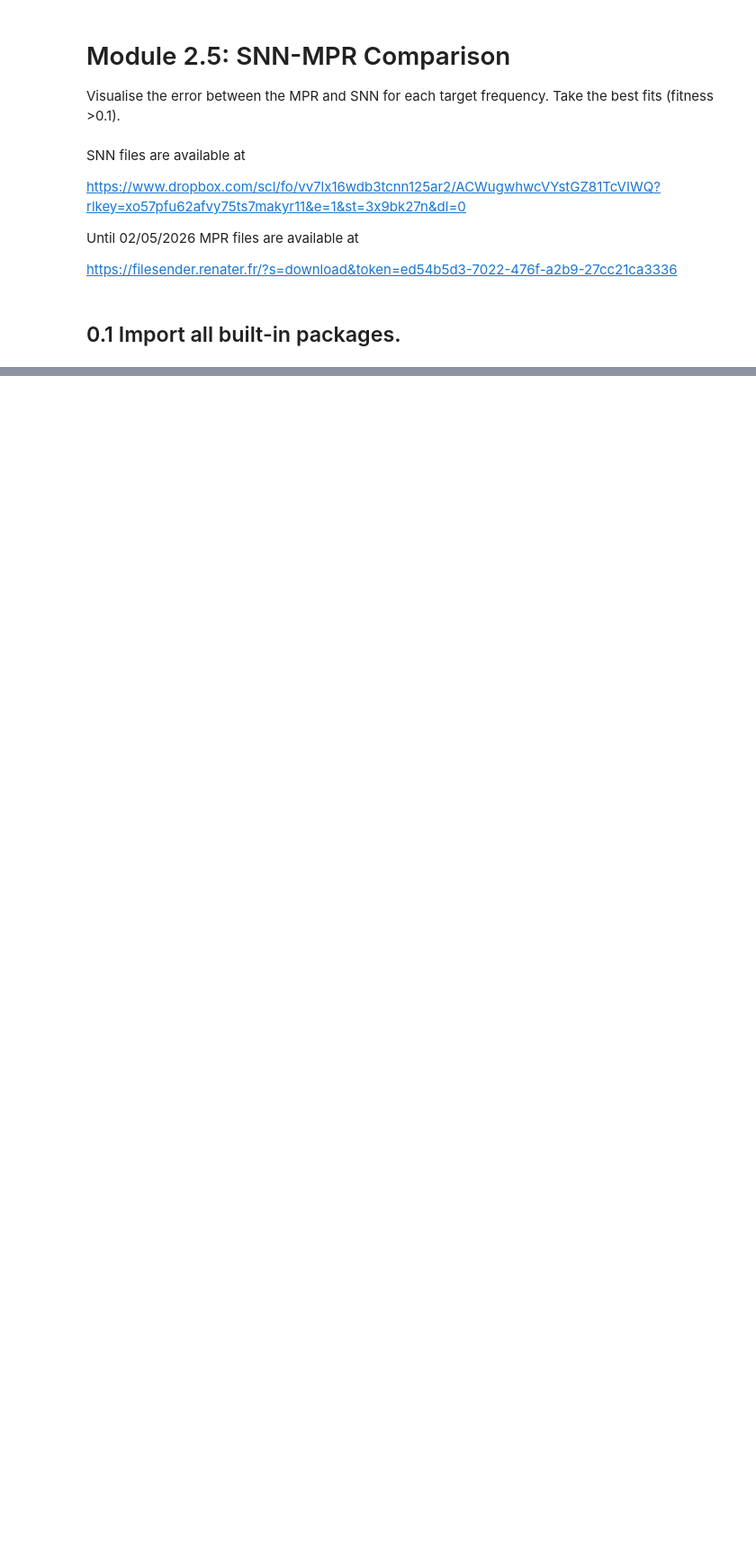
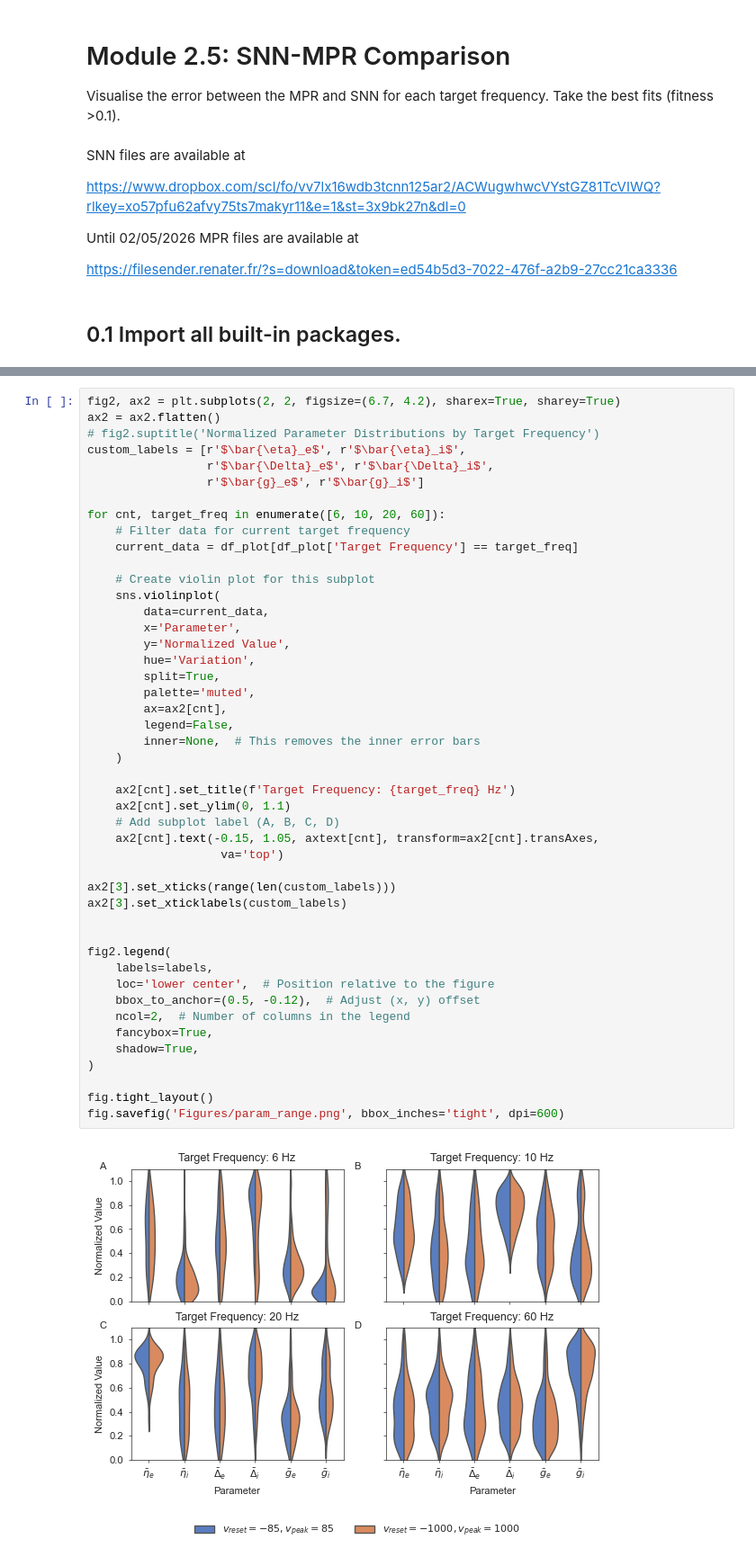
Before and after one commit to rosagross/mpr-oscillations-snn, a Jupyter notebook: Module_2.5_SNN-MPR_Comparison_visulalisation_vrvt.ipynb, the cells around one changed output, grey strips where cells are left out. Shown at 90% size. Saved outputs shown, nothing was run; the diff lists cells and outputs as text; blank space fills up the shorter version.

```diff
--- a/Module_2.5_SNN-MPR_Comparison_visulalisation_vrvt.ipynb
+++ b/Module_2.5_SNN-MPR_Comparison_visulalisation_vrvt.ipynb
@@ -112,0 +116,48 @@ fig2.tight_layout()
+# %%
+fig2, ax2 = plt.subplots(2, 2, figsize=(6.7, 4.2), sharex=True, sharey=True)
+ax2 = ax2.flatten()
+# fig2.suptitle('Normalized Parameter Distributions by Target Frequency')
+custom_labels = [r'$\bar{\eta}_e$', r'$\bar{\eta}_i$',
+                 r'$\bar{\Delta}_e$', r'$\bar{\Delta}_i$',
+                 r'$\bar{g}_e$', r'$\bar{g}_i$']
+
+for cnt, target_freq in enumerate([6, 10, 20, 60]):
+    # Filter data for current target frequency
+    current_data = df_plot[df_plot['Target Frequency'] == target_freq]
+
+    # Create violin plot for this subplot
+    sns.violinplot(
+        data=current_data,
+        x='Parameter',
+        y='Normalized Value',
+        hue='Variation',
+        split=True,
+        palette='muted',
+        ax=ax2[cnt],
+        legend=False,
+        inner=None,  # This removes the inner error bars
+    )
+
+    ax2[cnt].set_title(f'Target Frequency: {target_freq} Hz')
+    ax2[cnt].set_ylim(0, 1.1)
+    # Add subplot label (A, B, C, D)
+    ax2[cnt].text(-0.15, 1.05, axtext[cnt], transform=ax2[cnt].transAxes,
+                   va='top')
+
+ax2[3].set_xticks(range(len(custom_labels)))
+ax2[3].set_xticklabels(custom_labels)
+
+
+fig2.legend(
+    labels=labels,
+    loc='lower center',  # Position relative to the figure
+    bbox_to_anchor=(0.5, -0.12),  # Adjust (x, y) offset
+    ncol=2,  # Number of columns in the legend
+    fancybox=True,
+    shadow=True,
+)
+
+fig.tight_layout()
+fig.savefig('Figures/param_range.png', bbox_inches='tight', dpi=600)
+# %% [output]
+[figure, added]
```
Also changed, not shown: parts of 3 cells of this notebook, 6 other files.
